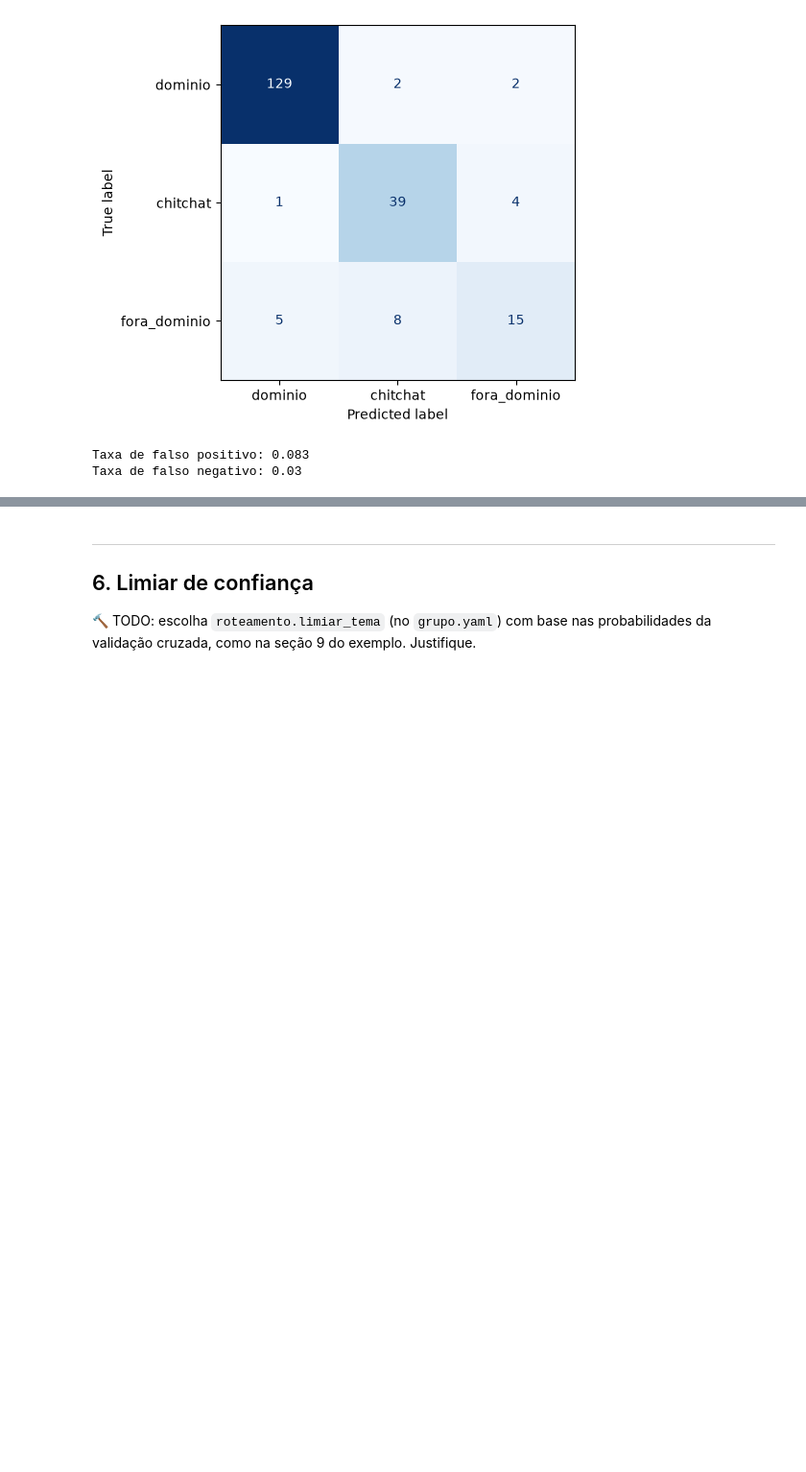
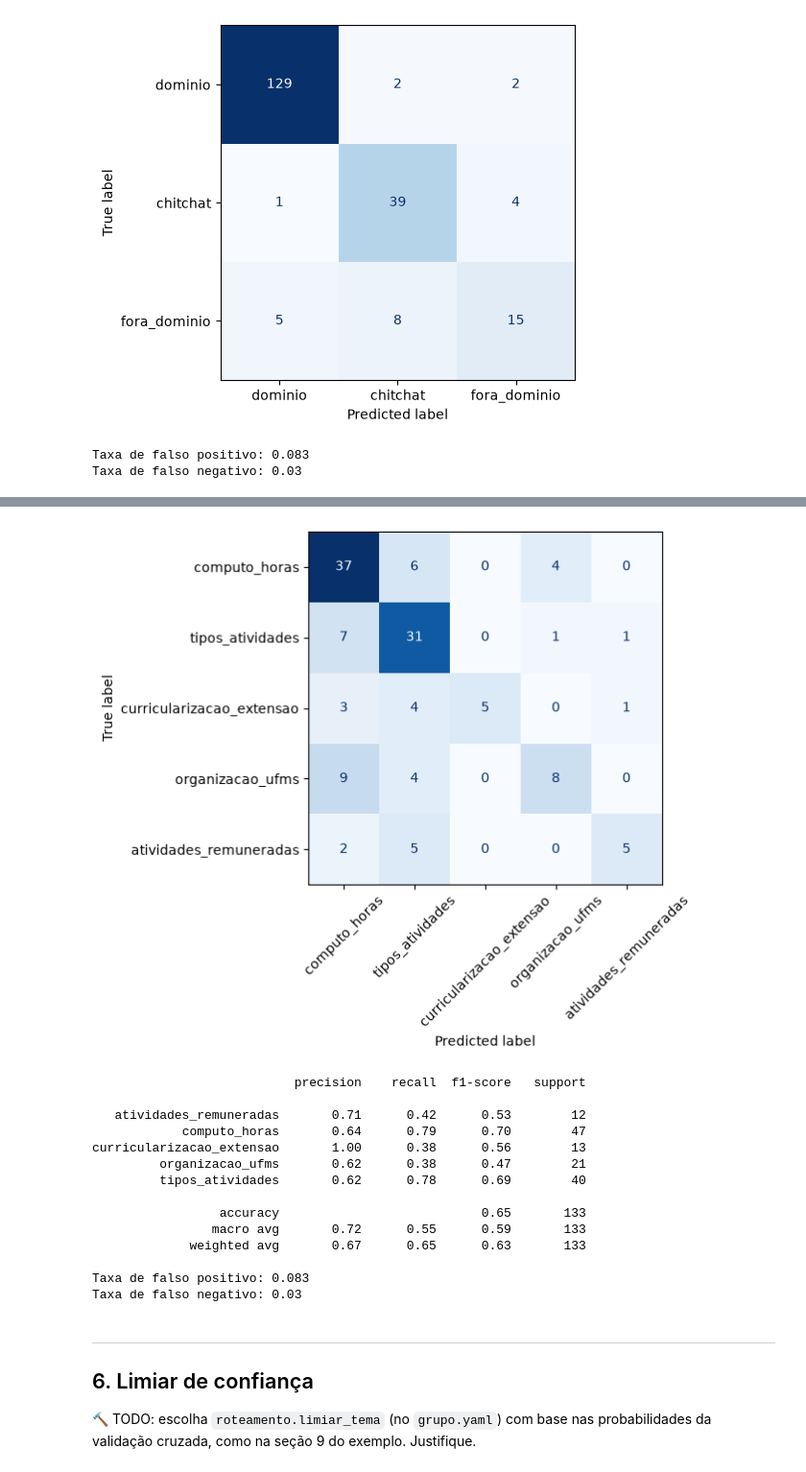
Before and after one commit to dudamacedo26/IA-2026-02-TP-Chatbot, a Jupyter notebook: notebooks/01_trabalho_grupo.ipynb, the cells around one changed output, grey strips where cells are left out. Shown at 96% size. Saved outputs shown, nothing was run; the diff lists cells and outputs as text; code cells hidden in the pictures; blank space fills up the shorter version.

Commit message:
dev:etapas de classificadores

```diff
--- a/notebooks/01_trabalho_grupo.ipynb
+++ b/notebooks/01_trabalho_grupo.ipynb
@@ -373,10 +475,40 @@ print(busca_tema.best_params_, round(busca_tema.best_score_, 3))
 # %%
+melhor_classificador = max(buscas, key=lambda nome: buscas[nome].best_score_)
+clf_escopo = buscas[melhor_classificador].best_estimator_
+
 prev_tema = cross_val_predict(clf_tema, treino_dom["texto"], treino_dom["intencao"], cv=cv)
 ConfusionMatrixDisplay.from_predictions(treino_dom["intencao"], prev_tema, labels=config.nomes_intencoes,
                                         cmap="Blues", colorbar=False, xticks_rotation=45)
 plt.grid(False)
 plt.show()
 print(classification_report(treino_dom["intencao"], prev_tema, zero_division=0))
+
+real = treino["escopo"].to_numpy()
+
+falso_positivo = ((real != "dominio") & (prev_cv == "dominio")).sum()
+falso_negativo = ((real == "dominio") & (prev_cv != "dominio")).sum()
+
+total_negativas = (real != "dominio").sum()
+total_dominio = (real == "dominio").sum()
+
+print("Taxa de falso positivo:", round(falso_positivo / total_negativas, 3))
+print("Taxa de falso negativo:", round(falso_negativo / total_dominio, 3))
+# %% [output]
+[figure, added]
+                           precision    recall  f1-score   support
+
+   atividades_remuneradas       0.71      0.42      0.53        12
+            computo_horas       0.64      0.79      0.70        47
+curricularizacao_extensao       1.00      0.38      0.56        13
+         organizacao_ufms       0.62      0.38      0.47        21
+         tipos_atividades       0.62      0.78      0.69        40
+
+                 accuracy                           0.65       133
+                macro avg       0.72      0.55      0.59       133
+             weighted avg       0.67      0.65      0.63       133
+
+Taxa de falso positivo: 0.083
+Taxa de falso negativo: 0.03
 # %% [markdown]
 ---
 ## 6. Limiar de confiança
```
Also changed, not shown: parts of 3 cells of this notebook.
